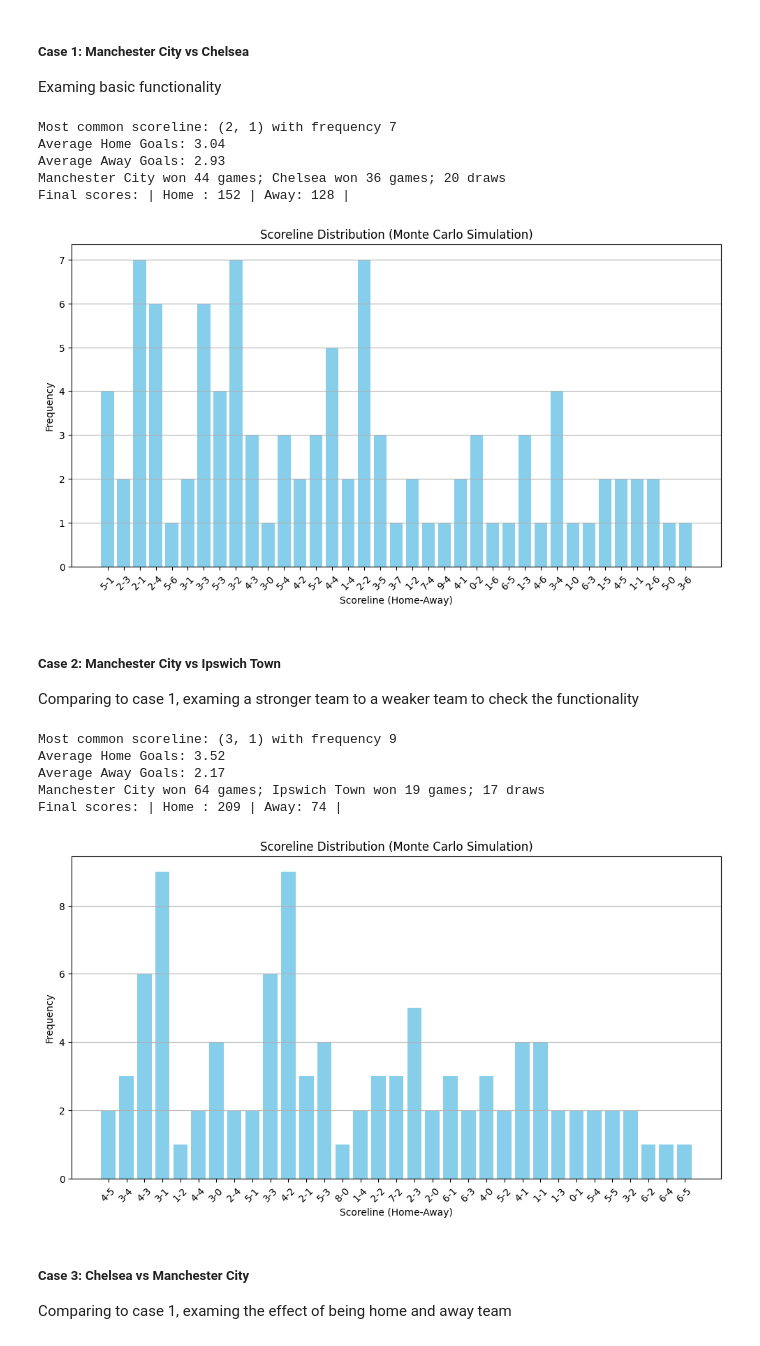
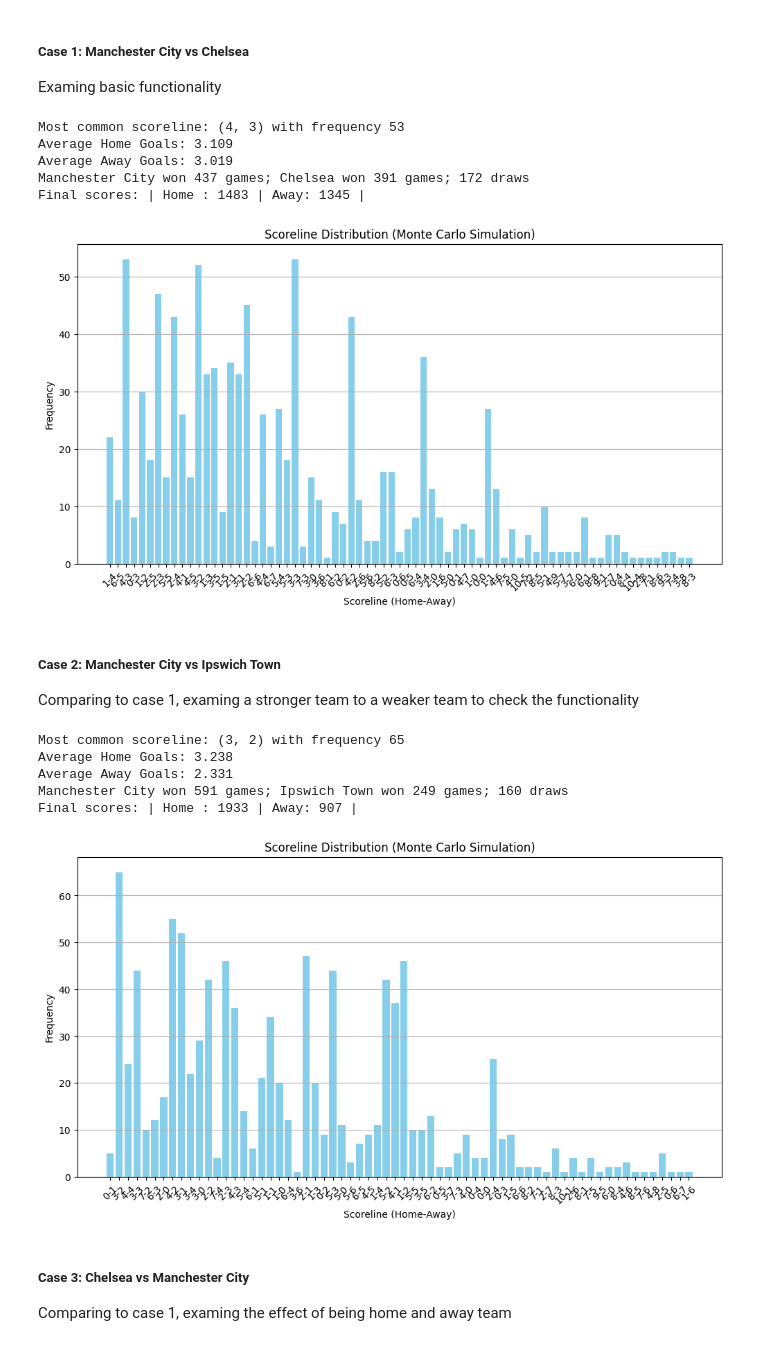
Before and after one commit to ZichengLiang/JLLA_Probablity, a Jupyter notebook: JLLA.ipynb, the cells around one changed output. Cells and saved outputs as stored; diff of their text form; code cells hidden in the pictures.

```diff
--- a/JLLA.ipynb
+++ b/JLLA.ipynb
@@ -665,26 +665,26 @@ def test_single_game_simulation(home_team, away_team, n_simulations):
 ##### Case 1: Manchester City vs Chelsea
 Examing basic functionality
 # %%
-test_single_game_simulation("Manchester City", "Chelsea", 100)
+test_single_game_simulation("Manchester City", "Chelsea", 1000)
 # %% [output]
-Most common scoreline: (2, 1) with frequency 7
-Average Home Goals: 3.04
-Average Away Goals: 2.93
-Manchester City won 44 games; Chelsea won 36 games; 20 draws
-Final scores: | Home : 152 | Away: 128 |
+Most common scoreline: (4, 3) with frequency 53
+Average Home Goals: 3.109
+Average Away Goals: 3.019
+Manchester City won 437 games; Chelsea won 391 games; 172 draws
+Final scores: | Home : 1483 | Away: 1345 |
-[figure, old version]
+[figure, new version]
 # %% [markdown]
 ##### Case 2: Manchester City vs Ipswich Town
 Comparing to case 1, examing a stronger team to a weaker team to check the functionality
 # %%
-test_single_game_simulation("Manchester City", "Ipswich Town", 100)
+test_single_game_simulation("Manchester City", "Ipswich Town", 1000)
 # %% [output]
-Most common scoreline: (3, 1) with frequency 9
-Average Home Goals: 3.52
-Average Away Goals: 2.17
-Manchester City won 64 games; Ipswich Town won 19 games; 17 draws
-Final scores: | Home : 209 | Away: 74 |
+Most common scoreline: (3, 2) with frequency 65
+Average Home Goals: 3.238
+Average Away Goals: 2.331
+Manchester City won 591 games; Ipswich Town won 249 games; 160 draws
+Final scores: | Home : 1933 | Away: 907 |
-[figure, old version]
+[figure, new version]
 # %% [markdown]
 ##### Case 3: Chelsea vs Manchester City
 Comparing to case 1, examing the effect of being home and away team
```
Also changed, not shown: parts of 4 cells of this notebook.
